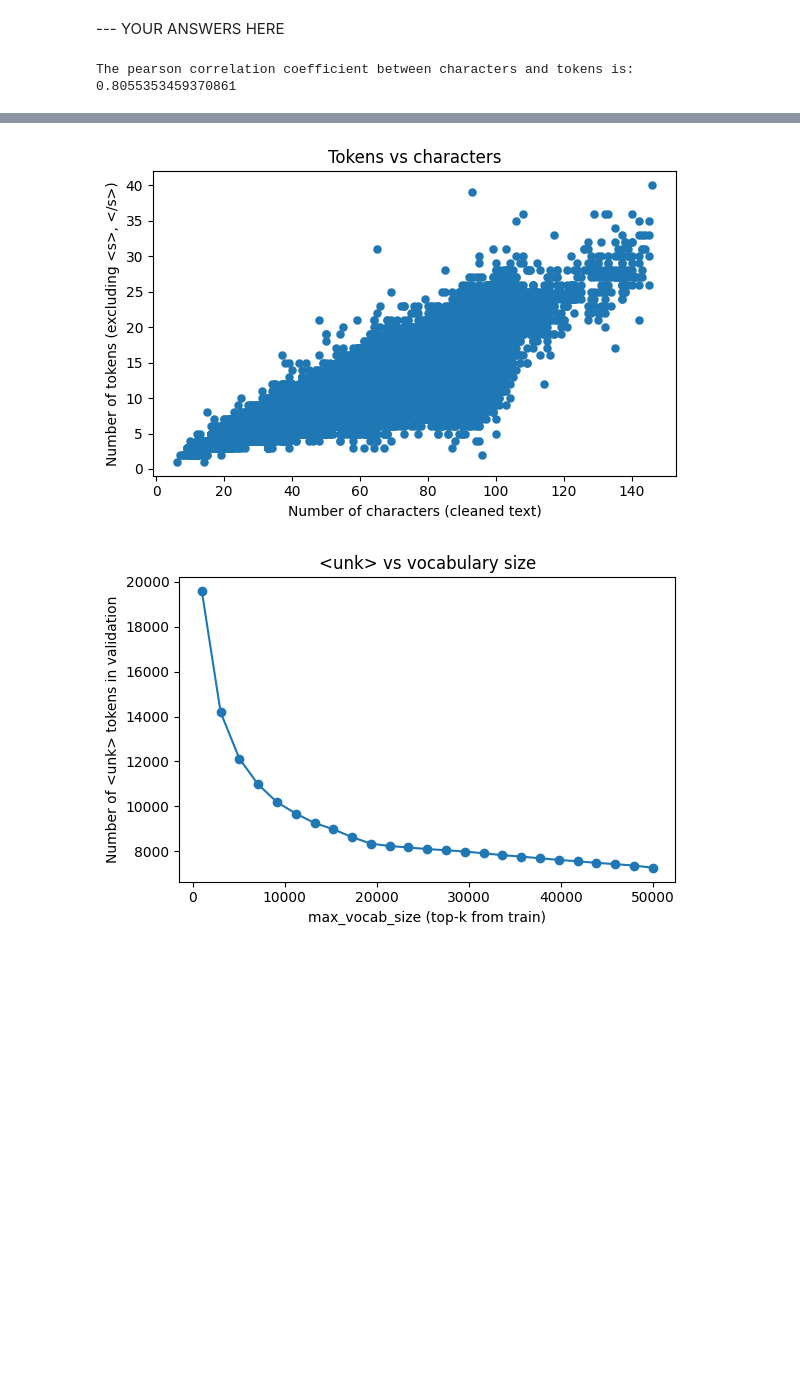
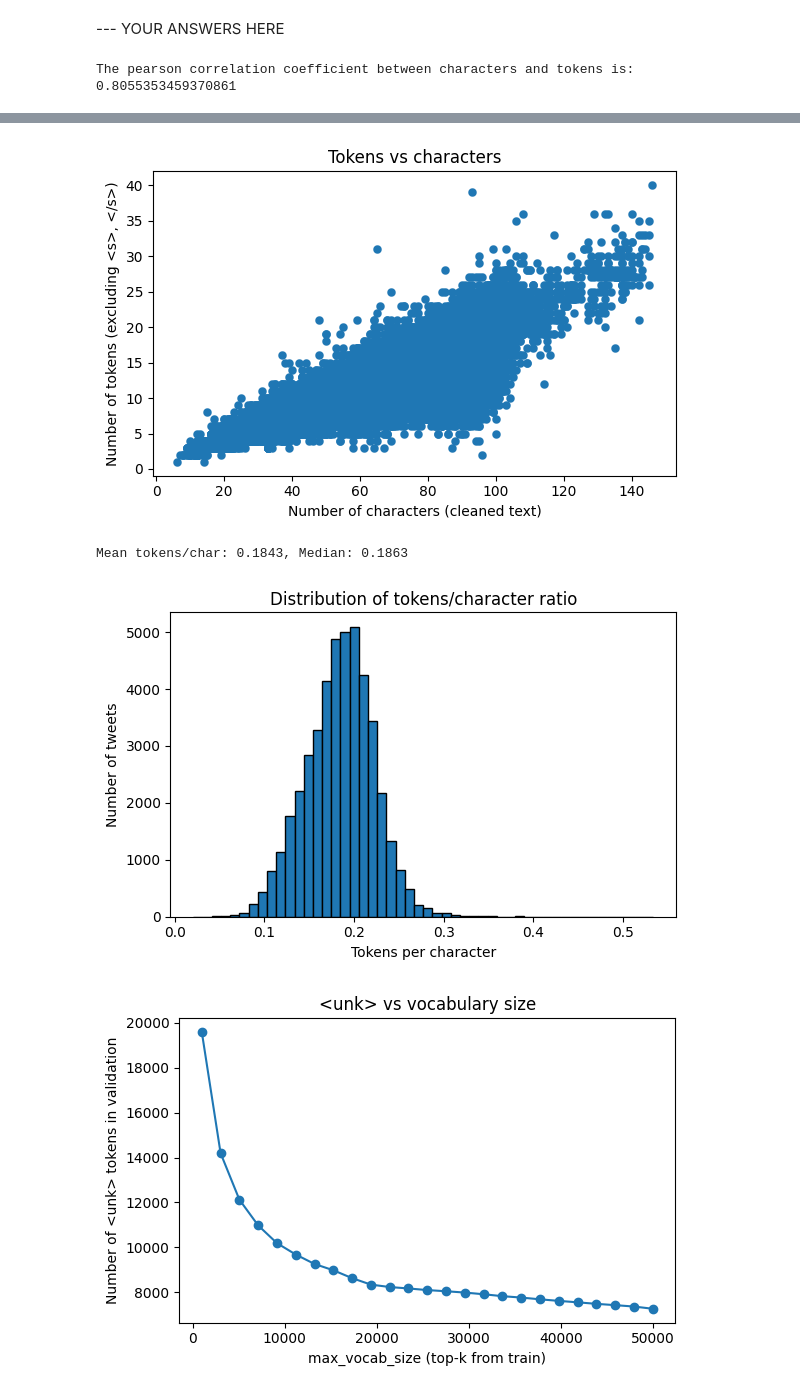
Before and after one commit to OmericoN/NLP_Labs1_Group18, a Jupyter notebook: Lab_1_Raul.ipynb, the cells around one changed output, grey strips where cells are left out. Saved outputs shown, nothing was run; the diff lists cells and outputs as text; code cells hidden in the pictures; blank space fills up the shorter version.

```diff
--- a/Lab_1_Raul.ipynb
+++ b/Lab_1_Raul.ipynb
@@ -812,31 +863,47 @@ plt.show()
 # %%
 #### Question 3
 n_tokens_train = []
 n_chars = df_6_train['text'].str.len()
 for tokens in df_6_train['tokens']:
     n_tokens_train.append(len(tokens) - 2) #minus the BOS and EOS
 
 corr = np.corrcoef(n_tokens_train, n_chars)[0, 1]
 print(f"The pearson correlation coefficient between characters and tokens is: {corr}")
 plt.figure(figsize=(6, 4))
 plt.scatter(n_chars, n_tokens_train, s=5, alpha=0.2)
 plt.xlabel("Number of characters (cleaned text)")
 plt.ylabel("Number of tokens (excluding <s>, </s>)")
 plt.title("Tokens vs characters")
 plt.tight_layout()
 plt.show()
 
 plt.figure(figsize=(6, 4))
 plt.plot(n_chars, n_tokens_train, 'o', markeredgewidth=0.1 )
 plt.xlabel("Number of characters (cleaned text)")
 plt.ylabel("Number of tokens (excluding <s>, </s>)")
 plt.title("Tokens vs characters")
 plt.tight_layout()
 plt.show()
+
+n_tokens_train = (df_6_train['tokens'].apply(len) - 2).to_numpy()  # exclude BOS/EOS
+n_chars = df_6_train['text'].str.len().to_numpy()
+tokens_per_char = n_tokens_train / np.where(n_chars == 0, 1, n_chars)  # avoid div0
+
+print(f"Mean tokens/char: {tokens_per_char.mean():.4f}, Median: {np.median(tokens_per_char):.4f}")
+
+plt.figure(figsize=(6,4))
+plt.hist(tokens_per_char, bins=50, edgecolor='black')
+plt.xlabel("Tokens per character")
+plt.ylabel("Number of tweets")
+plt.title("Distribution of tokens/character ratio")
+plt.tight_layout()
+plt.show()
 # %% [output]
 The pearson correlation coefficient between characters and tokens is: 0.8055353459370861
 [figure]
 [figure]
+Mean tokens/char: 0.1843, Median: 0.1863
+[figure, added]
 # %%
 #### Question 4: How vocab size affects number of <unk> tokens
 
```
Also changed, not shown: parts of 14 cells of this notebook.
